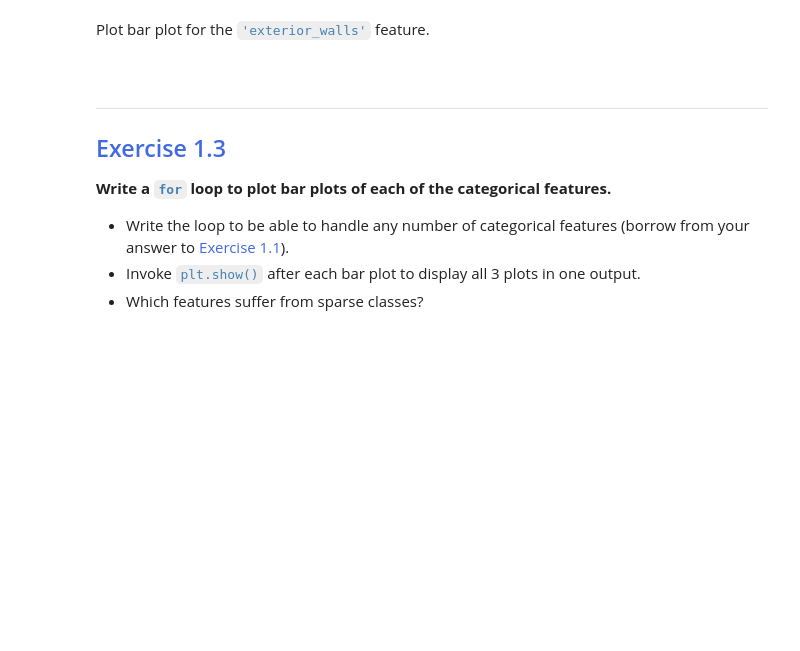
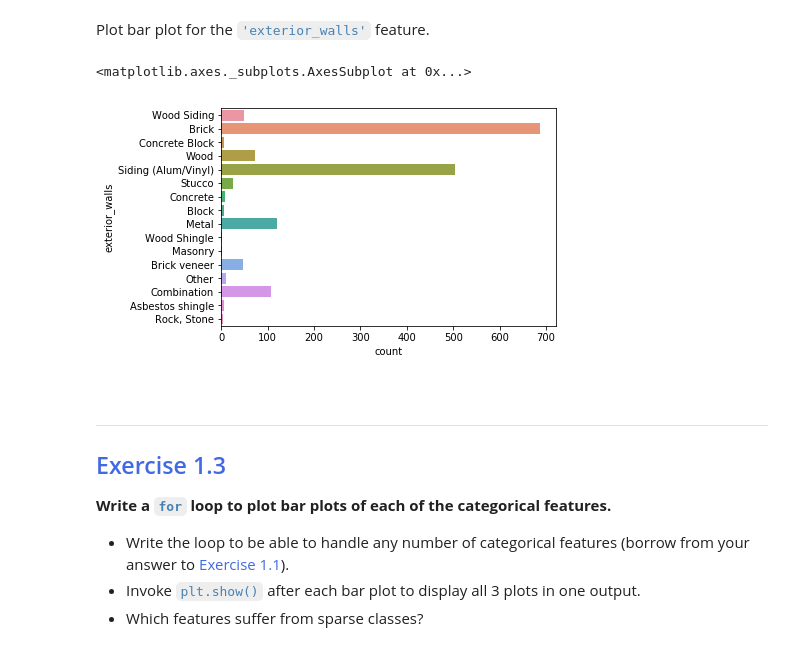
Before and after one commit to gondylife/real-estate_tycoon, a Jupyter notebook: Project 2 Workbook Bundle/Module 1 - Exploratory Analysis.ipynb, the cells around one changed output. Saved outputs shown, nothing was run; the diff lists cells and outputs as text; code cells hidden in the pictures; blank space fills up the shorter version.

```diff
--- a/Project 2 Workbook Bundle/Module 1 - Exploratory Analysis.ipynb
+++ b/Project 2 Workbook Bundle/Module 1 - Exploratory Analysis.ipynb
@@ -252,6 +259,10 @@ Display summary statistics for categorical features.
 Plot bar plot for the <code style="color:steelblue">'exterior_walls'</code> feature.
 # %%
 # Bar plot for 'exterior_walls'
+sns.countplot(y='exterior_walls', data=df)
+# %% [output]
+<matplotlib.axes._subplots.AxesSubplot at 0x...>
+[figure, added]
 # %% [markdown]
 <br><hr style="border-color:royalblue;background-color:royalblue;height:1px;">
 ## <span style="color:RoyalBlue">Exercise 1.3</span>
```
Also changed, not shown: parts of 12 cells of this notebook.
